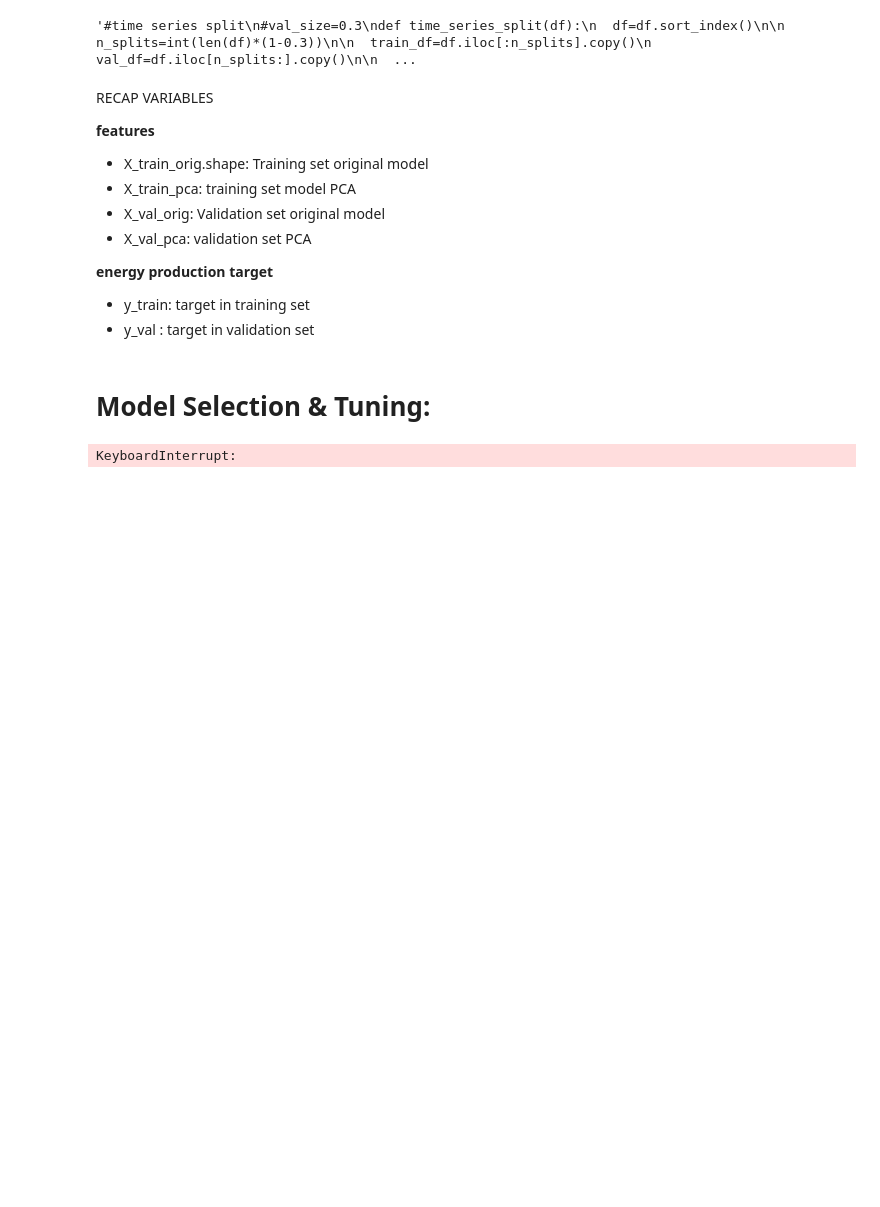
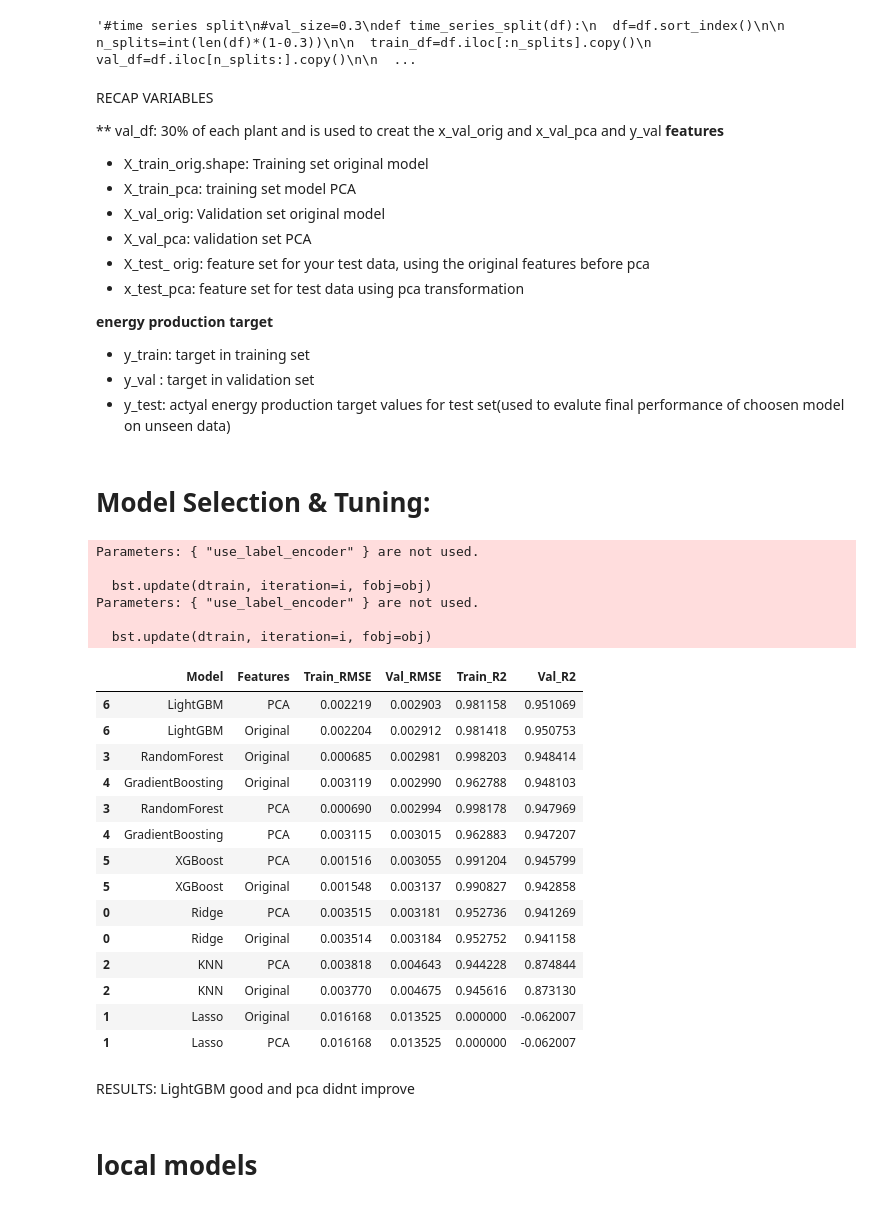
Before and after one commit to Katpst/Solar-Energy-Production-Forecasting, a Jupyter notebook: ML_Forecasting.ipynb, the cells around one changed output. Cells and saved outputs as stored; diff of their text form; code cells hidden in the pictures; blank space fills up the shorter version.

```diff
--- a/ML_Forecasting.ipynb
+++ b/ML_Forecasting.ipynb
@@ -756,15 +803,19 @@ print(f"Validation set shape: {X_val_orig.shape}")'''
 # %% [markdown]
 RECAP VARIABLES
 
+** val_df: 30% of each plant and is used to creat the x_val_orig and x_val_pca and y_val
 **features**
 *   X_train_orig.shape: Training set original model
 *   X_train_pca: training set model PCA
 *   X_val_orig: Validation set original model
 *   X_val_pca: validation set PCA
+* X_test_ orig:  feature set for your test data, using the original features before pca
+* x_test_pca: feature set for test data using pca transformation
 
 **energy production target**
 *   y_train: target in training set
 *  y_val : target in validation set
+* y_test: actyal energy production target values for test set(used to evalute final performance of choosen model on unseen data)
 # %% [markdown]
 # Model Selection & Tuning:
 # %%
@@ -796,16 +856,64 @@ def train_and_evaluate(X_train, y_train, X_val, y_val, models_dict):
 # %%
 #Models to train
 models = {
-    'Ridge': Ridge(alpha=1),
-    'Lasso': Lasso(alpha=0.1),
-    'KNN': KNeighborsRegressor(n_neighbors=5),
+    'Ridge': Ridge(alpha=1, random_state=42),
+    'Lasso': Lasso(alpha=0.1,max_iter=5000,random_state=42),
+    'KNN': KNeighborsRegressor(n_neighbors=25),
     'RandomForest': RandomForestRegressor(n_estimators=100, random_state=42),
     'GradientBoosting': GradientBoostingRegressor(n_estimators=100, random_state=42),
-    'XGBoost': xgb.XGBRegressor(n_estimators=100, random_state=42),
-    'LightGBM': lgb.LGBMRegressor(n_estimators=100, random_state=42)
+    #"AdaBoost": AdaBoostClassifier(n_estimators=100, random_state=42, algorithm='SAMME'),
+    'XGBoost': xgb.XGBRegressor(n_estimators=100, random_state=42, use_label_encoder=False, eval_metric='logloss'),
+    'LightGBM': lgb.LGBMRegressor(n_estimators=100, random_state=42, verbose=-1)
 }
 
 results_orig = train_and_evaluate(X_train_orig, y_train, X_val_orig, y_val, models)
 results_pca  = train_and_evaluate(X_train_pca,  y_train, X_val_pca,  y_val, models)
 # %% [output]
-KeyboardInterrupt:
+Parameters: { "use_label_encoder" } are not used.
+
+  bst.update(dtrain, iteration=i, fobj=obj)
+Parameters: { "use_label_encoder" } are not used.
+
+  bst.update(dtrain, iteration=i, fobj=obj)
+# %%
+#results to df for a clean comparison table
+def results_to_df(results, feature_set):
+  rows=[]
+
+  for name, d in results.items():
+    rows.append({
+        "Model":name,
+        "Features":feature_set,
+        "Train_RMSE":d["Train_RMSE"],
+        "Val_RMSE":d["Val_RMSE"],
+        "Train_R2":d["Train_R2"],
+        "Val_R2":d['Val_R2']
+    })
+  return pd.DataFrame(rows)
+
+res_df=results_to_df(results_orig, "Original")
+res_pca_df=results_to_df(results_pca, "PCA")
+scores=pd.concat([res_df,res_pca_df]).sort_values("Val_RMSE")
+# %%
+scores
+# %% [output]
+|  | Model | Features | Train_RMSE | Val_RMSE | Train_R2 | Val_R2 |
+| 6 | LightGBM | PCA | 0.002219 | 0.002903 | 0.981158 | 0.951069 |
+| 6 | LightGBM | Original | 0.002204 | 0.002912 | 0.981418 | 0.950753 |
+| 3 | RandomForest | Original | 0.000685 | 0.002981 | 0.998203 | 0.948414 |
+| 4 | GradientBoosting | Original | 0.003119 | 0.002990 | 0.962788 | 0.948103 |
+| 3 | RandomForest | PCA | 0.000690 | 0.002994 | 0.998178 | 0.947969 |
+| 4 | GradientBoosting | PCA | 0.003115 | 0.003015 | 0.962883 | 0.947207 |
+| 5 | XGBoost | PCA | 0.001516 | 0.003055 | 0.991204 | 0.945799 |
+| 5 | XGBoost | Original | 0.001548 | 0.003137 | 0.990827 | 0.942858 |
+| 0 | Ridge | PCA | 0.003515 | 0.003181 | 0.952736 | 0.941269 |
+| 0 | Ridge | Original | 0.003514 | 0.003184 | 0.952752 | 0.941158 |
+| 2 | KNN | PCA | 0.003818 | 0.004643 | 0.944228 | 0.874844 |
+| 2 | KNN | Original | 0.003770 | 0.004675 | 0.945616 | 0.873130 |
+| 1 | Lasso | Original | 0.016168 | 0.013525 | 0.000000 | -0.062007 |
+| 1 | Lasso | PCA | 0.016168 | 0.013525 | 0.000000 | -0.062007 |
+# %% [markdown]
+RESULTS: LightGBM good and
+pca didnt improve
+# %% [markdown]
+# local models
```
Also changed, not shown: parts of 17 cells of this notebook.
